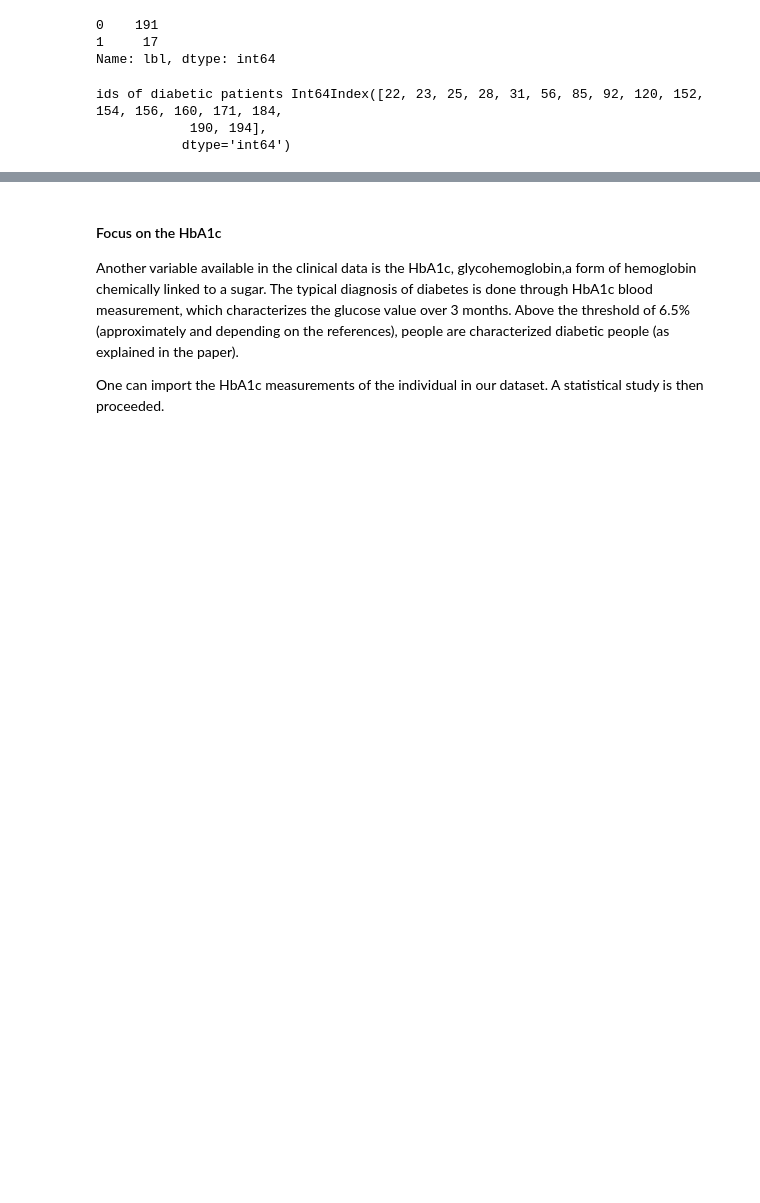
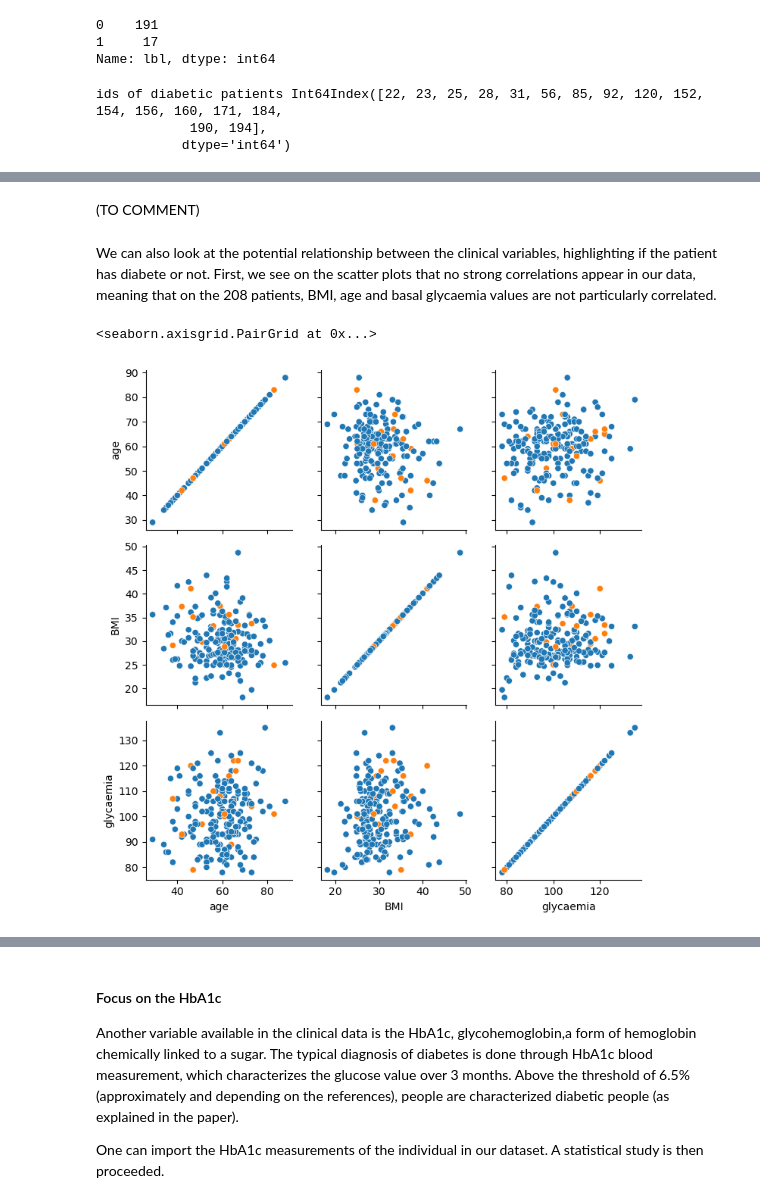
Before and after one commit to AlexandreChaussard/Datacamp-Project, a Jupyter notebook: notebooks/stats_datavis_eva.ipynb, the cells around one changed output, grey strips where cells are left out. Saved outputs shown, nothing was run; the diff lists cells and outputs as text; code cells hidden in the pictures; blank space fills up the shorter version.

```diff
--- a/notebooks/stats_datavis_eva.ipynb
+++ b/notebooks/stats_datavis_eva.ipynb
@@ -119,0 +129,11 @@ sns.heatmap(data=df_tot.iloc[:,1:4].corr(), vmin=-1, vmax=1, cmap="BrBG", annot=
+# %% [markdown]
+(TO COMMENT)
+# %% [markdown]
+We can also look at the potential relationship between the clinical variables, highlighting if the patient has diabete or not.
+First, we see on the scatter plots that no strong correlations appear in our data, meaning that on the 208 patients, BMI, age and basal glycaemia values are not particularly correlated.
+# %%
+g = sns.PairGrid(X.drop(["gender", "HbA1c"], axis=1), hue="T2DM")
+g.map(sns.scatterplot)
+# %% [output]
+<seaborn.axisgrid.PairGrid at 0x...>
+[figure, added]
```
Also changed, not shown: parts of 13 cells of this notebook.
